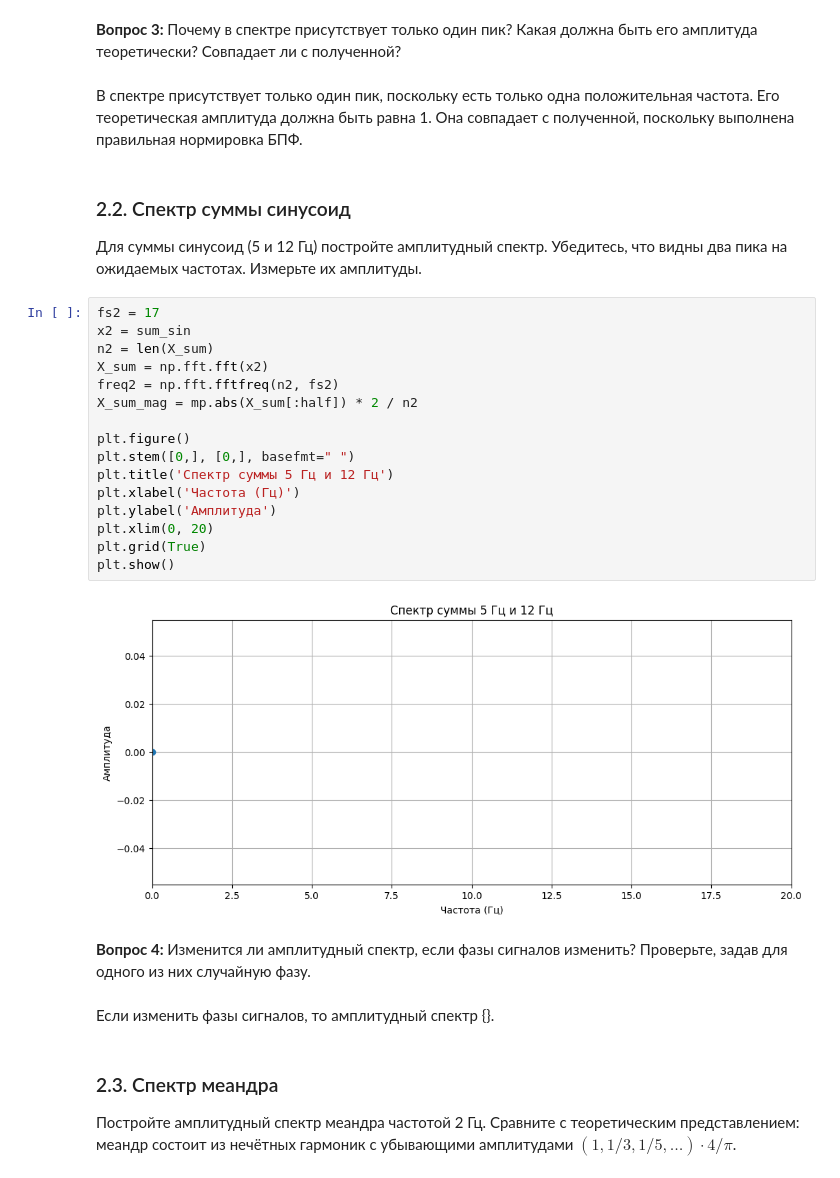
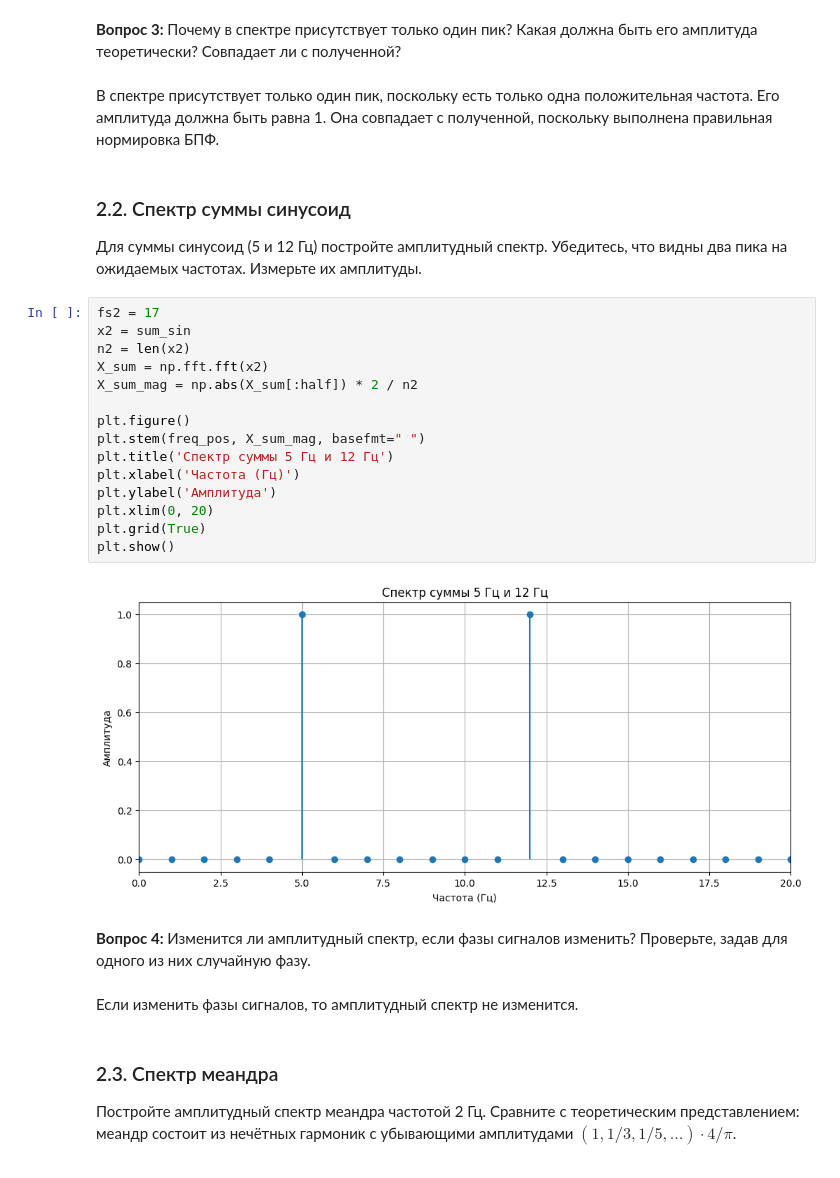
Before and after one commit to korzhimanov/dsp-seminars, a Jupyter notebook: seminars/1.ipynb, the cells around one changed output. Cells and saved outputs as stored; diff of their text form.

```diff
--- a/seminars/1.ipynb
+++ b/seminars/1.ipynb
@@ -136,7 +136,7 @@ plt.show()
 # %% [markdown]
 **Вопрос 3:** Почему в спектре присутствует только один пик? Какая должна быть его амплитуда теоретически? Совпадает ли с полученной?
 # %% [markdown]
-В спектре присутствует только один пик, поскольку есть только одна положительная частота. Его теоретическая амплитуда должна быть равна 1. Она совпадает с полученной, поскольку выполнена правильная нормировка БПФ.
+В спектре присутствует только один пик, поскольку есть только одна положительная частота. Его амплитуда должна быть равна 1. Она совпадает с полученной, поскольку выполнена правильная нормировка БПФ.
 # %% [markdown]
 ### 2.2. Спектр суммы синусоид
 
@@ -144,25 +144,24 @@ plt.show()
 # %%
 fs2 = 17
 x2 = sum_sin
-n2 = len(X_sum)
+n2 = len(x2)
 X_sum = np.fft.fft(x2)
-freq2 = np.fft.fftfreq(n2, fs2)
-X_sum_mag = mp.abs(X_sum[:half]) * 2 / n2
+X_sum_mag = np.abs(X_sum[:half]) * 2 / n2
 
 plt.figure()
-plt.stem([0,], [0,], basefmt=" ")
+plt.stem(freq_pos, X_sum_mag, basefmt=" ")
 plt.title('Спектр суммы 5 Гц и 12 Гц')
 plt.xlabel('Частота (Гц)')
 plt.ylabel('Амплитуда')
 plt.xlim(0, 20)
 plt.grid(True)
 plt.show()
 # %% [output]
-[figure, old version]
+[figure, new version]
 # %% [markdown]
 **Вопрос 4:** Изменится ли амплитудный спектр, если фазы сигналов изменить? Проверьте, задав для одного из них случайную фазу.
 # %% [markdown]
-Если изменить фазы сигналов, то амплитудный спектр {}.
+Если изменить фазы сигналов, то амплитудный спектр не изменится.
 # %% [markdown]
 ### 2.3. Спектр меандра
 
```
Also changed, not shown: parts of 8 cells of this notebook.
